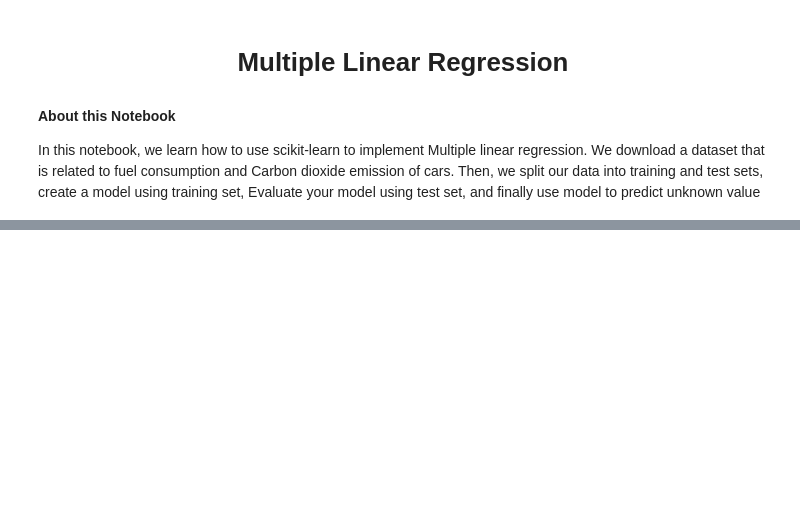
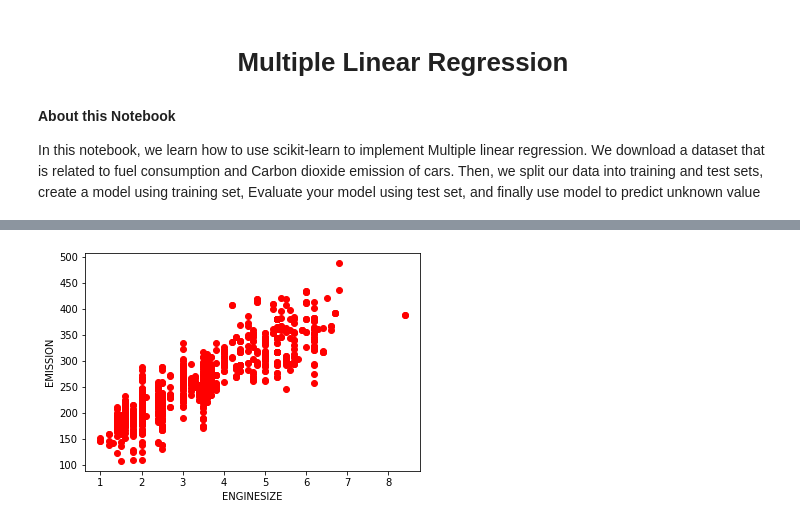
Before and after one commit to akashf/Predicting-C02-Emission-Based-on-engine-size, a Jupyter notebook: Predicting_Co2_Emission_using_multiple_lenear_regresion_.ipynb, the cells around one changed output, grey strips where cells are left out. Cells and saved outputs as stored; diff of their text form; code cells hidden in the pictures; blank space fills up the shorter version.

```diff
--- a/Predicting_Co2_Emission_using_multiple_lenear_regresion_.ipynb
+++ b/Predicting_Co2_Emission_using_multiple_lenear_regresion_.ipynb
@@ -13,0 +27,3 @@ import pylab as pl
+# %%
+df = pd.read_csv('FuelConsumption.csv')
+df.head()
@@ -13,0 +37,3 @@ import pylab as pl
+# %%
+test_df = df[["ENGINESIZE","CYLINDERS","FUELCONSUMPTION_CITY","FUELCONSUMPTION_HWY","FUELCONSUMPTION_COMB","CO2EMISSIONS"]]
+test_df.head()
@@ -13,0 +47,7 @@ import pylab as pl
+# %%
+plt.scatter(test_df.ENGINESIZE,test_df.CO2EMISSIONS, color="red")
+plt.xlabel("ENGINESIZE")
+plt.ylabel("EMISSION")
+plt.show()
+# %% [output]
+[figure, added]
```
Also changed, not shown: parts of 16 cells of this notebook.
